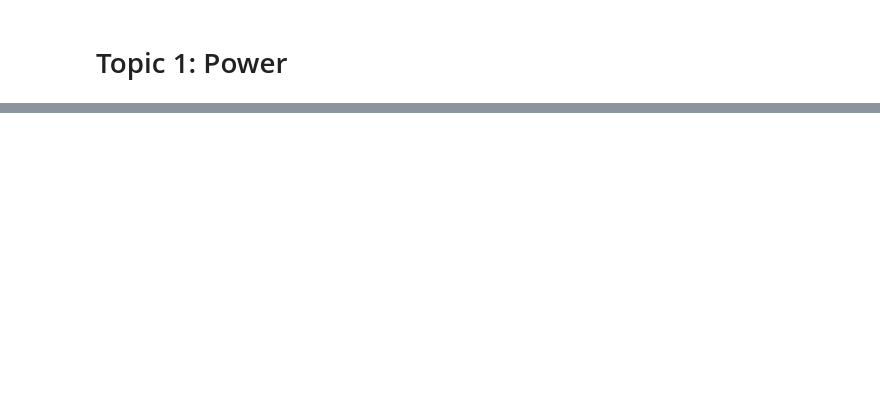
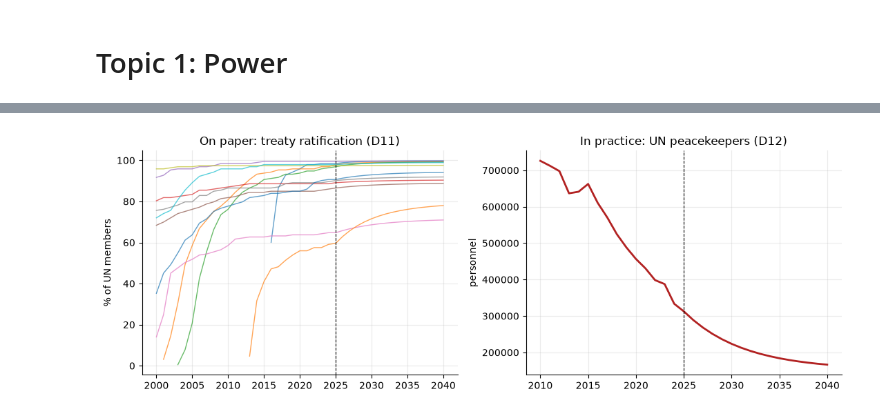
Before and after one commit to DungGojo/World-Foresight-Framework-2040, a Jupyter notebook: Data Preparation/Data Analysis.ipynb, the cells around one changed output, grey strips where cells are left out. Saved outputs shown, nothing was run; the diff lists cells and outputs as text; code cells hidden in the pictures; blank space fills up the shorter version.

```diff
--- a/Data Preparation/Data Analysis.ipynb
+++ b/Data Preparation/Data Analysis.ipynb
@@ -335,18 +135,0 @@ Biggest fallers:
-# %%
-# Bloc-level combined world power-share (2025 vs 2040)
-blocs = {
-    "West (US + NATO/EU + Pacific)": ["USA", "CAN", "GBR", "FRA", "DEU", "ITA", "NLD", "POL", "JPN", "KOR", "AUS"],
-    "China + Russia":                ["CHN", "RUS"],
-    "India (swing pole)":            ["IND"],
-}
-assigned = {m for members in blocs.values() for m in members}
-blocs["Rest / Global South"] = [m for m in movers["market"] if m not in assigned]
-
-bloc_rows = []
-for name, members in blocs.items():
-    s25 = movers.loc[movers["market"].isin(members), "share_2025"].sum()
-    s40 = movers.loc[movers["market"].isin(members), "share_2040"].sum()
-    bloc_rows.append({"bloc": name, "share_2025": s25, "share_2040": s40, "change": s40 - s25})
-
-bloc_shares = pd.DataFrame(bloc_rows).round(1)
-display(bloc_shares)
@@ -538,0 +311,9 @@ Technology -> USA 42%, CHN 22%, DEU 6%
+# %%
+# Method 1 — nearest anchor, relative to the average country
+for label, data in ANCHORS.items():
+    clusters = af.cluster_to_anchor(data)
+    print(label, dict(clusters["cluster"].value_counts()))
+
+cluster_2040 = af.cluster_to_anchor(main_2040_data)
+for name, group in cluster_2040.groupby("cluster"):
+    print(f"  {name}: {', '.join(group['market'])}")
@@ -538,0 +402,20 @@ Technology -> USA 42%, CHN 22%, DEU 6%
+# %%
+# Commitment on paper vs collective action in practice
+paper = af.get_series(full_data_to_2040, [f"D11_{k}" for k in range(1, 13)], markets="GLO")
+practice = af.get_series(full_data_to_2040, ["D12"], markets="GLO")
+
+fig, (ax1, ax2) = plt.subplots(1, 2, figsize=(11, 4))
+for pid, group in paper.groupby("id"):
+    ax1.plot(group["year"], group["value"], lw=1, alpha=0.7)
+ax1.axvline(2025, ls="--", c="k", lw=0.8)
+ax1.set_title("On paper: treaty ratification (D11)")
+ax1.set_ylabel("% of UN members")
+
+ax2.plot(practice["year"], practice["value"], lw=2, color="firebrick")
+ax2.axvline(2025, ls="--", c="k", lw=0.8)
+ax2.set_title("In practice: UN peacekeepers (D12)")
+ax2.set_ylabel("personnel")
+plt.tight_layout()
+plt.show()
+# %% [output]
+[figure, added]
```
Also changed, not shown: parts of 115 cells of this notebook, 41 other files.
